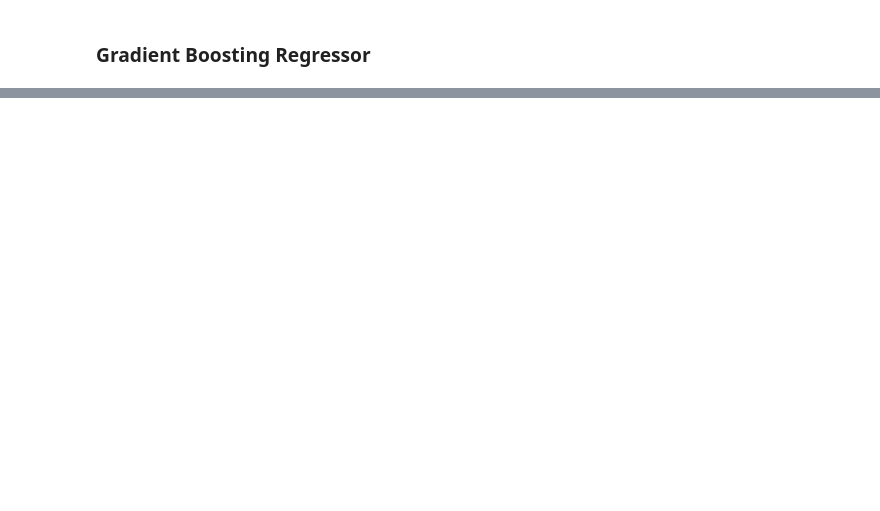
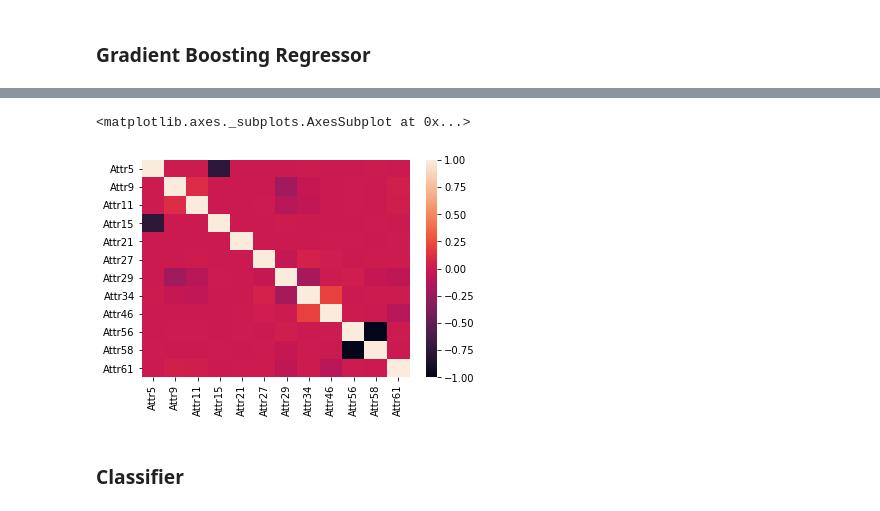
Before and after one commit to Laura9944/BankruptcyPrediction, a Jupyter notebook: Untitled.ipynb, the cells around one changed output, grey strips where cells are left out. Saved outputs shown, nothing was run; the diff lists cells and outputs as text; code cells hidden in the pictures; blank space fills up the shorter version.

```diff
--- a/Untitled.ipynb
+++ b/Untitled.ipynb
@@ -123,0 +252,15 @@ Feature 63: 0.269549
+# %%
+sel1_reg = SelectFromModel(RandomForestRegressor(n_estimators = 100))
+sel1_reg.fit(x1, y1)
+selected_feat_reg1= x1.columns[(sel1_reg.get_support())]
+print(selected_feat_reg1)
+
+sel2_reg = SelectFromModel(RandomForestRegressor(n_estimators = 100))
+sel2_reg.fit(x2, y2)
+selected_feat_reg2= x2.columns[(sel2_reg.get_support())]
+print(selected_feat_reg2)
+
+sel3_reg = SelectFromModel(RandomForestRegressor(n_estimators = 100))
+sel3_reg.fit(x3, y3)
+selected_feat_reg3= x3.columns[(sel3_reg.get_support())]
+print(selected_feat_reg3)
@@ -123,0 +279,9 @@ Feature 63: 0.269549
+# %%
+sns.heatmap(x1[selected_feat_reg1.values].corr())
+#sns.heatmap(x2[selected_feat_reg2.values].corr())
+#sns.heatmap(x3[selected_feat_reg3.values].corr())
+# %% [output]
+<matplotlib.axes._subplots.AxesSubplot at 0x...>
+[figure, added]
+# %% [markdown]
+### Classifier
```
Also changed, not shown: parts of 31 cells of this notebook, 1 other file.
